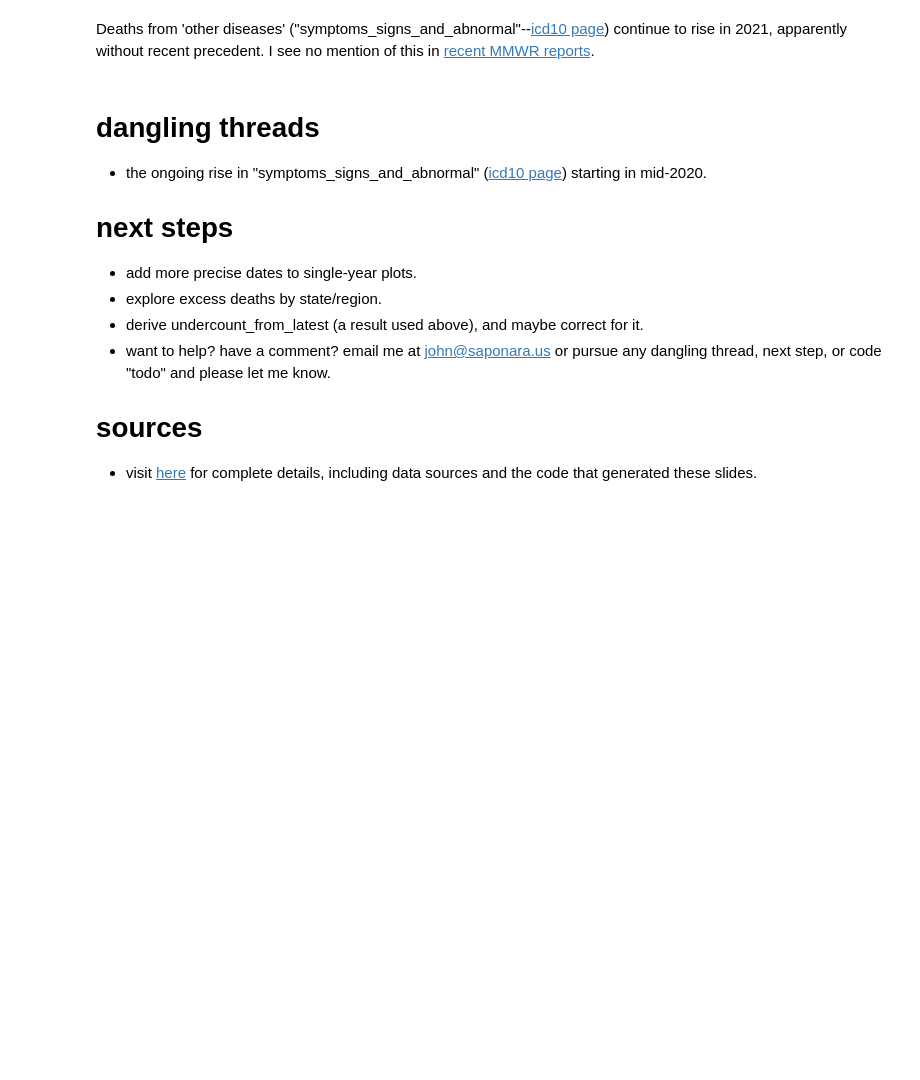
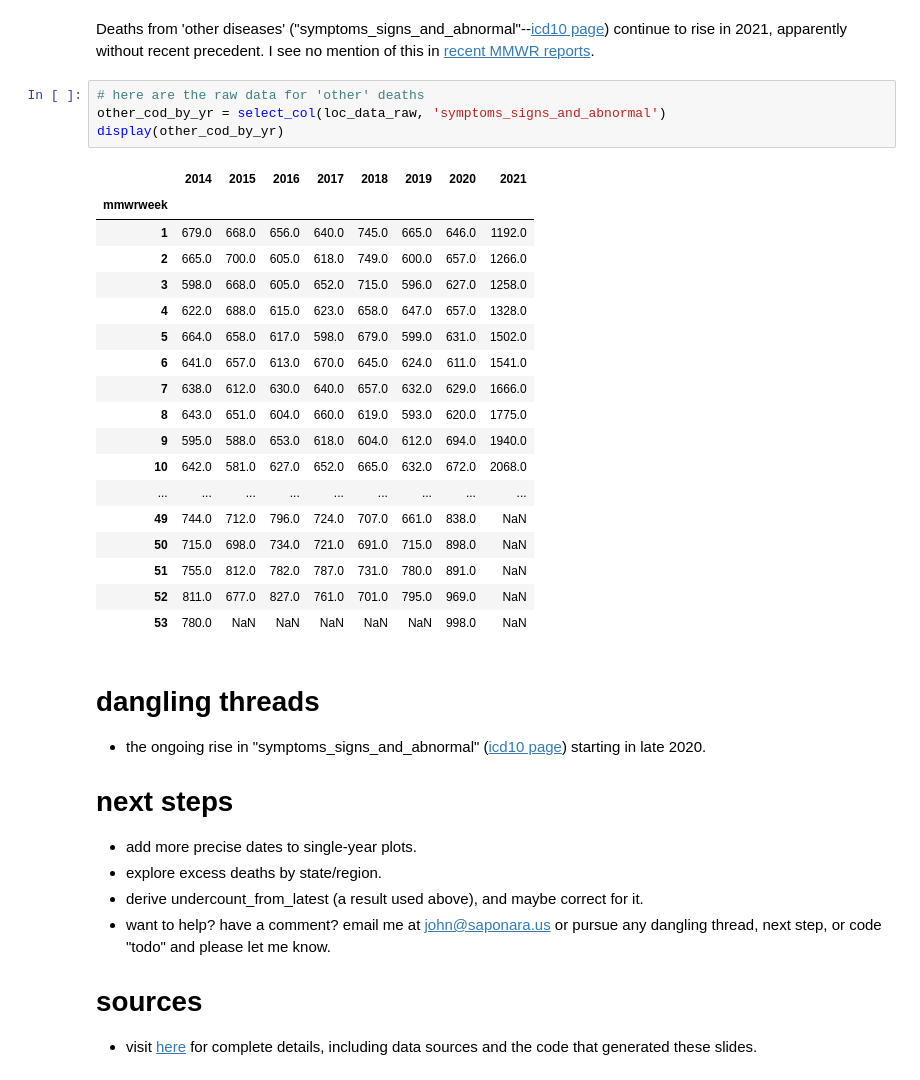
Before and after one commit to jsaponara/exploring_death_data, a Jupyter notebook: deaths-us-natural_cause.ipynb, the cells around one changed output. Saved outputs shown, nothing was run; the diff lists cells and outputs as text; blank space fills up the shorter version.

Commit message:
update for 2021-0527 CDC data release.

```diff
--- a/deaths-us-natural_cause.ipynb
+++ b/deaths-us-natural_cause.ipynb
@@ -714,9 +718,32 @@ plot_cod_thru_yrs(['symptoms_signs_and_abnormal'], 'US weekly deaths from "other
 # %% [markdown]
 Deaths from 'other diseases' ("symptoms_signs_and_abnormal"--[icd10 page](https://icd-codes.com/icd10cm/R00-R99)) continue to rise in 2021, apparently without recent precedent.  I see no mention of this in [recent MMWR reports](https://www.cdc.gov/mmwr/index2021.html).
+# %%
+# here are the raw data for 'other' deaths
+other_cod_by_yr = select_col(loc_data_raw, 'symptoms_signs_and_abnormal')
+display(other_cod_by_yr)
+# %% [output]
+|  | 2014 | 2015 | 2016 | 2017 | 2018 | 2019 | 2020 | 2021 |
+| mmwrweek |  |  |  |  |  |  |  |  |
+| 1 | 679.0 | 668.0 | 656.0 | 640.0 | 745.0 | 665.0 | 646.0 | 1192.0 |
+| 2 | 665.0 | 700.0 | 605.0 | 618.0 | 749.0 | 600.0 | 657.0 | 1266.0 |
+| 3 | 598.0 | 668.0 | 605.0 | 652.0 | 715.0 | 596.0 | 627.0 | 1258.0 |
+| 4 | 622.0 | 688.0 | 615.0 | 623.0 | 658.0 | 647.0 | 657.0 | 1328.0 |
+| 5 | 664.0 | 658.0 | 617.0 | 598.0 | 679.0 | 599.0 | 631.0 | 1502.0 |
+| 6 | 641.0 | 657.0 | 613.0 | 670.0 | 645.0 | 624.0 | 611.0 | 1541.0 |
+| 7 | 638.0 | 612.0 | 630.0 | 640.0 | 657.0 | 632.0 | 629.0 | 1666.0 |
+| 8 | 643.0 | 651.0 | 604.0 | 660.0 | 619.0 | 593.0 | 620.0 | 1775.0 |
+| 9 | 595.0 | 588.0 | 653.0 | 618.0 | 604.0 | 612.0 | 694.0 | 1940.0 |
+| 10 | 642.0 | 581.0 | 627.0 | 652.0 | 665.0 | 632.0 | 672.0 | 2068.0 |
+| ... | ... | ... | ... | ... | ... | ... | ... | ... |
+| 49 | 744.0 | 712.0 | 796.0 | 724.0 | 707.0 | 661.0 | 838.0 | NaN |
+| 50 | 715.0 | 698.0 | 734.0 | 721.0 | 691.0 | 715.0 | 898.0 | NaN |
+| 51 | 755.0 | 812.0 | 782.0 | 787.0 | 731.0 | 780.0 | 891.0 | NaN |
+| 52 | 811.0 | 677.0 | 827.0 | 761.0 | 701.0 | 795.0 | 969.0 | NaN |
+| 53 | 780.0 | NaN | NaN | NaN | NaN | NaN | 998.0 | NaN |
 # %% [markdown]
 # dangling threads
 
-- the ongoing rise in "symptoms_signs_and_abnormal" ([icd10 page](https://icd-codes.com/icd10cm/R00-R99)) starting in mid-2020.
+- the ongoing rise in "symptoms_signs_and_abnormal" ([icd10 page](https://icd-codes.com/icd10cm/R00-R99)) starting in late 2020.
 
 # next steps
 
```
Also changed, not shown: parts of 11 cells of this notebook, 1 other file.
